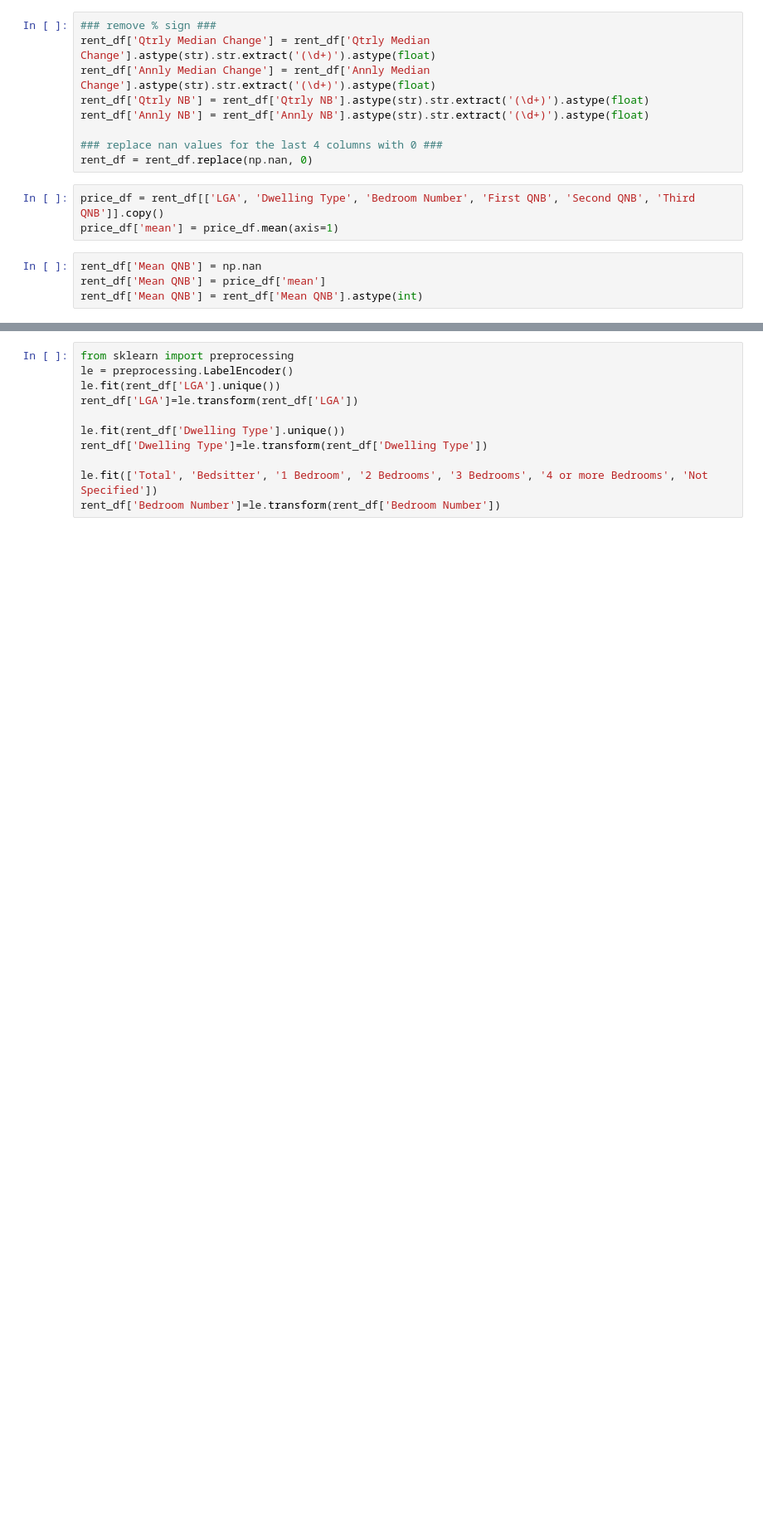
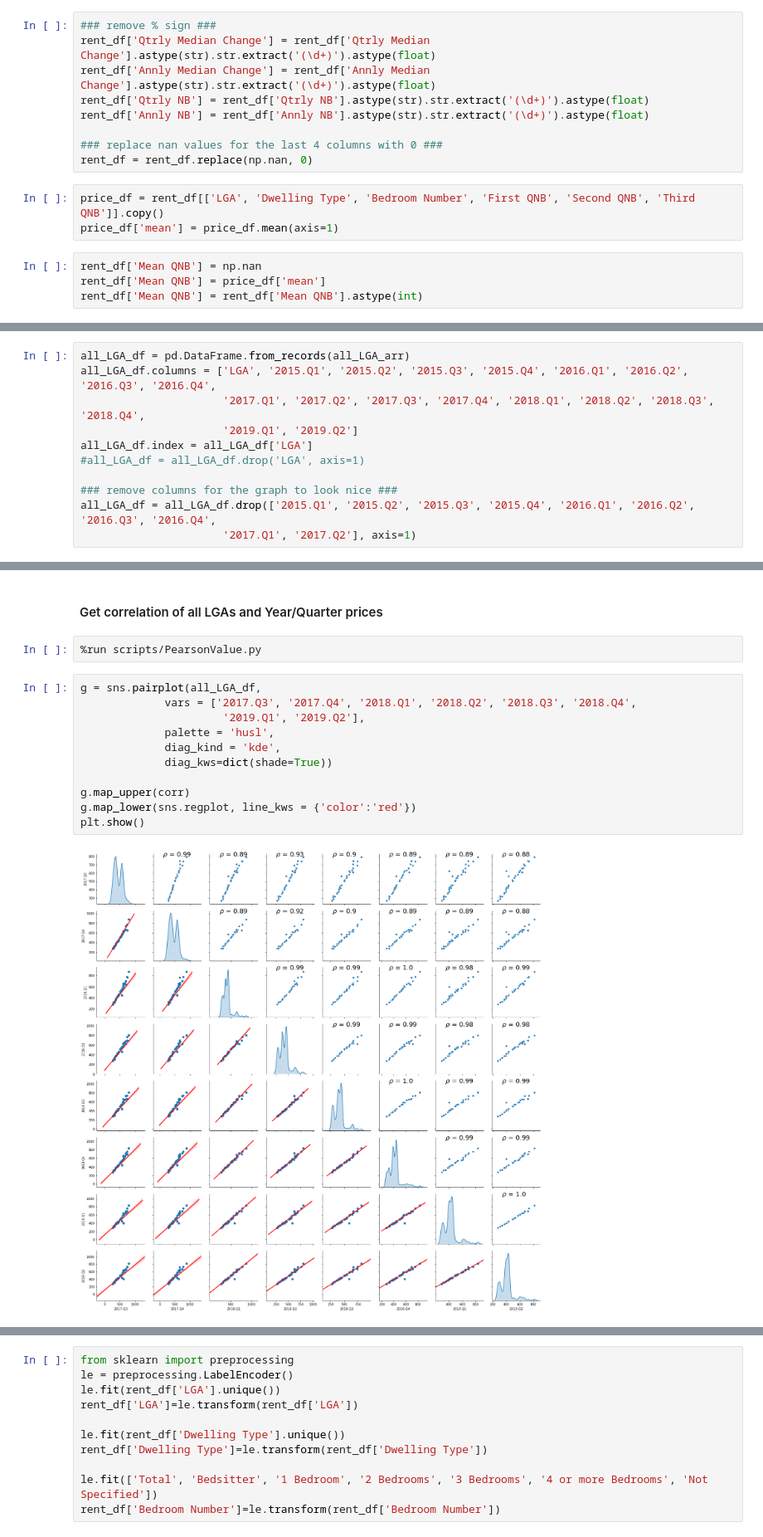
Before and after one commit to alyssa-raphaella/ITEC657_Project_GroupB, a Jupyter notebook: Rent_Data_ntbk.ipynb, the cells around one changed output, grey strips where cells are left out. Shown: that part at 83% size. Saved outputs shown, nothing was run; the diff lists cells and outputs as text; blank space fills up the shorter version.

```diff
--- a/Rent_Data_ntbk.ipynb
+++ b/Rent_Data_ntbk.ipynb
@@ -115,0 +227,11 @@ top_LGA_df
+# %%
+all_LGA_df = pd.DataFrame.from_records(all_LGA_arr)
+all_LGA_df.columns = ['LGA', '2015.Q1', '2015.Q2', '2015.Q3', '2015.Q4', '2016.Q1', '2016.Q2', '2016.Q3', '2016.Q4',
+                      '2017.Q1', '2017.Q2', '2017.Q3', '2017.Q4', '2018.Q1', '2018.Q2', '2018.Q3', '2018.Q4',
+                      '2019.Q1', '2019.Q2']
+all_LGA_df.index = all_LGA_df['LGA']
+#all_LGA_df = all_LGA_df.drop('LGA', axis=1)
+
+### remove columns for the graph to look nice ###
+all_LGA_df = all_LGA_df.drop(['2015.Q1', '2015.Q2', '2015.Q3', '2015.Q4', '2016.Q1', '2016.Q2', '2016.Q3', '2016.Q4',
+                      '2017.Q1', '2017.Q2'], axis=1)
@@ -115,0 +246,17 @@ top_LGA_df
+# %% [markdown]
+#### Get correlation of all LGAs and Year/Quarter prices
+# %%
+%run scripts/PearsonValue.py
+# %%
+g = sns.pairplot(all_LGA_df,
+             vars = ['2017.Q3', '2017.Q4', '2018.Q1', '2018.Q2', '2018.Q3', '2018.Q4',
+                      '2019.Q1', '2019.Q2'],
+             palette = 'husl',
+             diag_kind = 'kde',
+             diag_kws=dict(shade=True))
+
+g.map_upper(corr)
+g.map_lower(sns.regplot, line_kws = {'color':'red'})
+plt.show()
+# %% [output]
+[figure, added]
```
Also changed, not shown: parts of 21 cells of this notebook.
